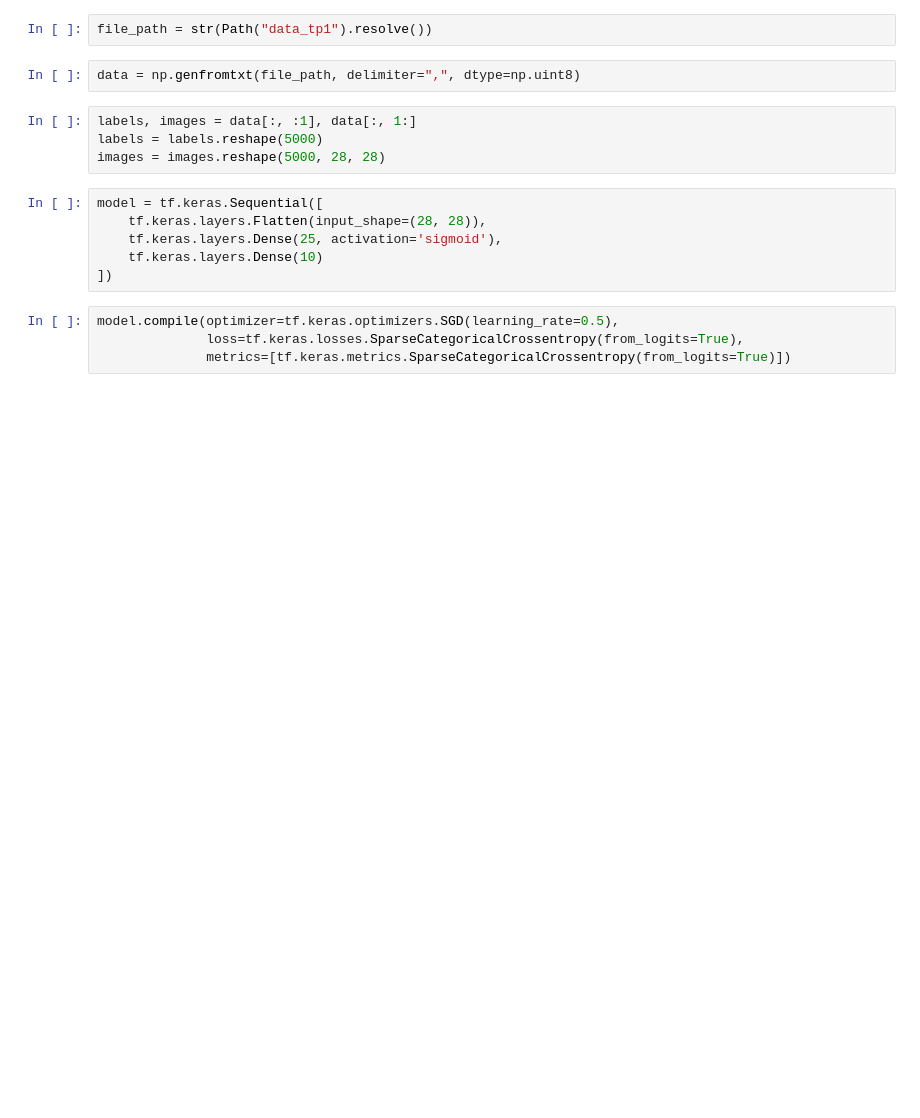
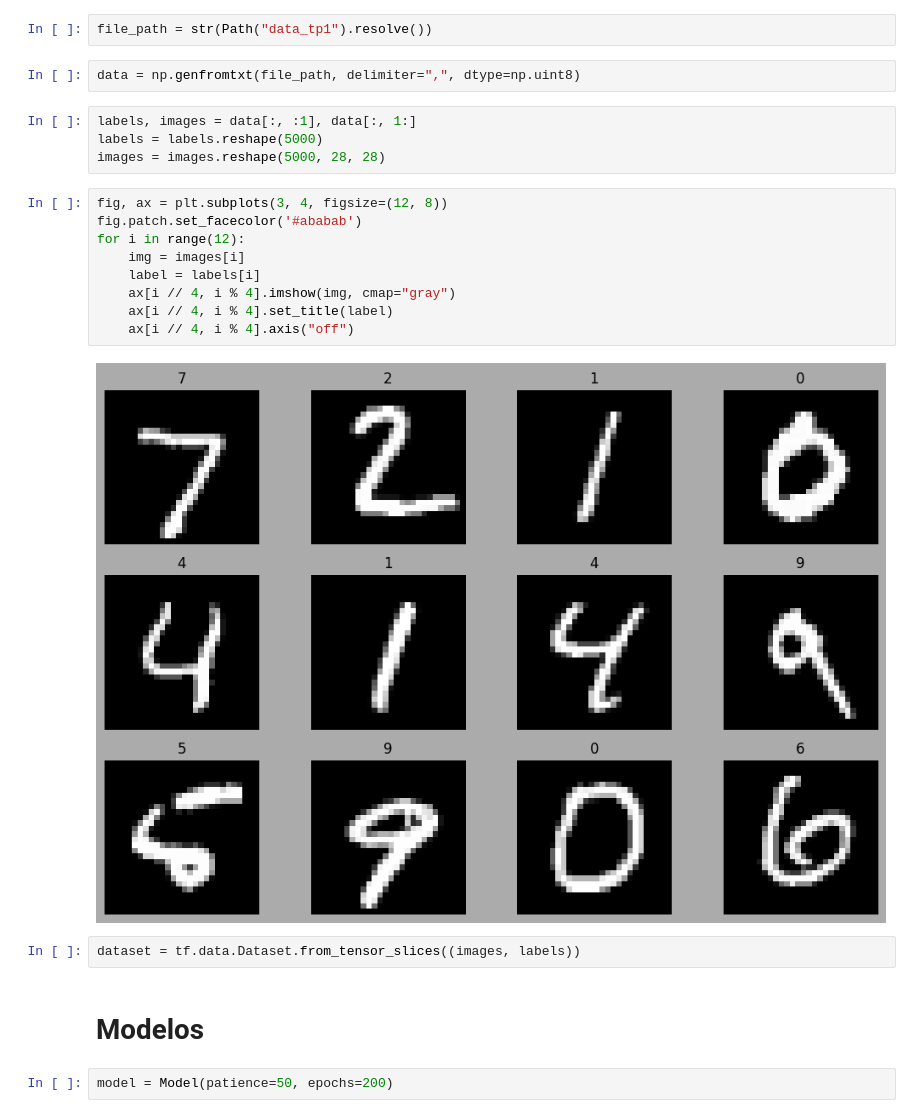
Before and after one commit to joaopmo/ml-ufmg, a Jupyter notebook: tp1.ipynb, the cells around one changed output. Saved outputs shown, nothing was run; the diff lists cells and outputs as text; blank space fills up the shorter version.

```diff
--- a/tp1.ipynb
+++ b/tp1.ipynb
@@ -14,13 +119,20 @@ data = np.genfromtxt(file_path, delimiter=",", dtype=np.uint8)
 labels, images = data[:, :1], data[:, 1:]
 labels = labels.reshape(5000)
 images = images.reshape(5000, 28, 28)
-# %%
-model = tf.keras.Sequential([
-    tf.keras.layers.Flatten(input_shape=(28, 28)),
-    tf.keras.layers.Dense(25, activation='sigmoid'),
-    tf.keras.layers.Dense(10)
-])
-# %%
-model.compile(optimizer=tf.keras.optimizers.SGD(learning_rate=0.5),
-              loss=tf.keras.losses.SparseCategoricalCrossentropy(from_logits=True),
-              metrics=[tf.keras.metrics.SparseCategoricalCrossentropy(from_logits=True)])
+# %%
+fig, ax = plt.subplots(3, 4, figsize=(12, 8))
+fig.patch.set_facecolor('#ababab')
+for i in range(12):
+    img = images[i]
+    label = labels[i]
+    ax[i // 4, i % 4].imshow(img, cmap="gray")
+    ax[i // 4, i % 4].set_title(label)
+    ax[i // 4, i % 4].axis("off")
+# %% [output]
+[figure, added]
+# %%
+dataset = tf.data.Dataset.from_tensor_slices((images, labels))
+# %% [markdown]
+# Modelos
+# %%
+model = Model(patience=50, epochs=200)
```
Also changed, not shown: parts of 23 cells of this notebook.
